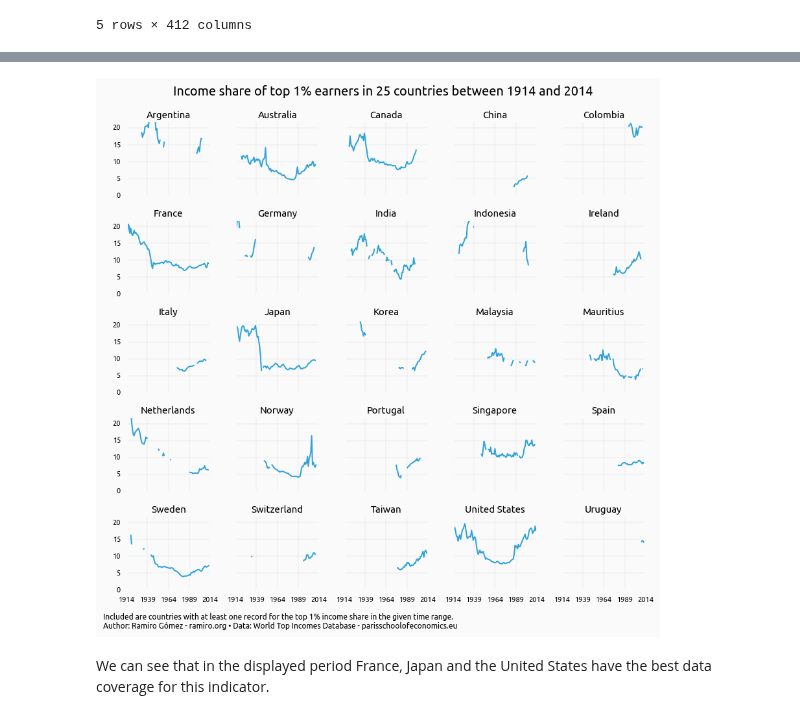
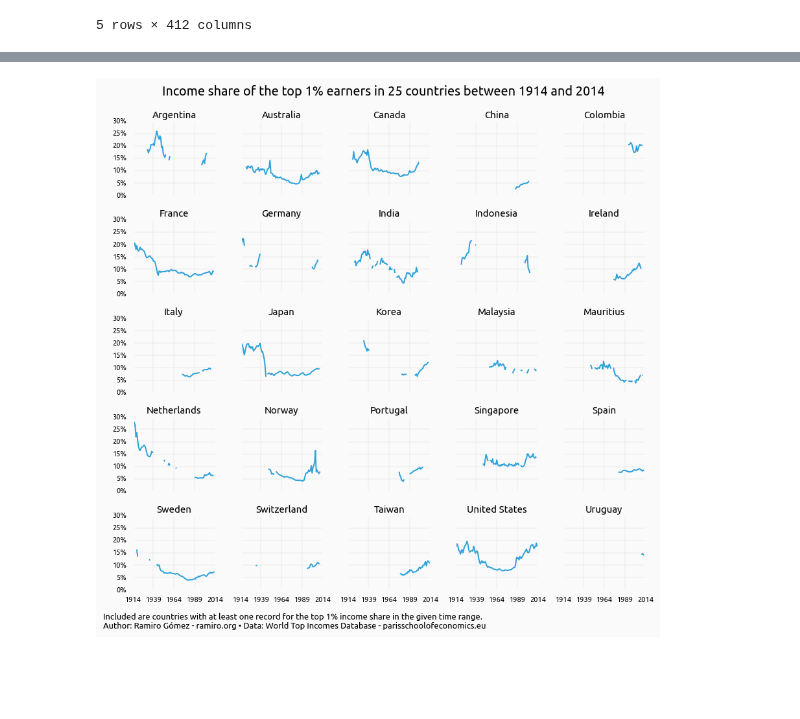
Before and after one commit to yaph/ipython-notebooks, a Jupyter notebook: top-incomes-share.ipynb, the cells around one changed output, grey strips where cells are left out. Drawn from its saved outputs; the diff is of its cells as text; code cells hidden in the pictures; blank space fills up the shorter version.

```diff
--- a/top-incomes-share.ipynb
+++ b/top-incomes-share.ipynb
@@ -21,6 +21,7 @@ plt.style.use('ramiro')
 df = pd.read_excel('csv/top-incomes.xlsx', 1, skiprows=1)
 
 chartinfo = 'Author: Ramiro Gómez - ramiro.org • Data: World Top Incomes Database - parisschoolofeconomics.eu'
+infosize = 13
 # %% [markdown]
 ## Exploring the dataset
 # %%
@@ -58,7 +59,7 @@ dtype: int64
 Since 2010 is the most recent year with enough records, it will be used for plotting a country ranking sorted by the income share of the top 1% earners from higher to lower percentages.
 # %%
 year = 2010
-title = 'Income share of top 1% earners across countries in {}'.format(year)
+title = 'Income share of the top 1% earners across countries in {}'.format(year)
 
 df_top_year = df_top[df_top['Year'] == year].sort(columns=[income_col])
 
@@ -73,6 +74,6 @@ ax.set_ylabel('', visible=False)
 for i, label in enumerate(s):
     ax.annotate(str(label) + '%', (label + .2, i - .15))
 
-plt.annotate(chartinfo, xy=(0, -1.04), xycoords='axes fraction')
+plt.annotate(chartinfo, xy=(0, -1.04), xycoords='axes fraction', fontsize=infosize)
 plt.savefig('img/income-share-top1-{}.png'.format(year), bbox_inches='tight')
 # %% [output]
@@ -91,5 +94,5 @@ xmin = xmax - 100
 ncols = 5
 nrows = math.ceil(num_countries / ncols)
 
-title = 'Income share of top 1% earners in {:d} countries between {:d} and {:d}'.format(num_countries, xmin, xmax)
+title = 'Income share of the top 1% earners in {:d} countries between {:d} and {:d}'.format(num_countries, xmin, xmax)
 footer = 'Included are countries with at least one record for the top 1% income share in the given time range.\n' + chartinfo
@@ -96,30 +103,29 @@ footer = 'Included are countries with at least one record for the top 1% income
 # %%
 fig, axes = plt.subplots(nrows=nrows, ncols=ncols, sharex=True, sharey=True)
 fig.suptitle(title, y=1.03, fontsize=20)
 fig.set_figwidth(12)
 fig.set_figheight(11)
 
 for idx, coords in enumerate(itertools.product(range(nrows), range(ncols))):
     ax = axes[coords[0], coords[1]]
     country = df_pivot.columns[idx]
     df_pivot[country].plot(
         ax=ax,
-        legend=False,
-        linewidth=2,
-        ylim=(0, 22), xlim=(xmin, xmax)
+        xlim=(xmin, xmax)
     )
 
     ax.set_title(country, fontsize=15)
     ax.set_xlabel('', visible=False)
     ax.set_xticks(list(range(xmin, xmax + 1, 25)))
     ax.tick_params(pad=10, labelsize=11)
+    ax.tick_params(labelsize=11)
+    ax.yaxis.set_major_formatter(
+        mpl.ticker.FuncFormatter(lambda val, p: '{}%'.format(int(val))))
 
 
-fig.text(0, -.03, footer, fontsize=12)
+fig.text(0, -.03, footer, fontsize=infosize)
 fig.tight_layout()
 
-plt.savefig('img/evolution-top-1-percent-income-share.png', bbox_inches='tight')
+plt.savefig('img/income-share-top1-{}-countries-{}-{}.png'.format(num_countries, xmin, xmax), bbox_inches='tight')
 # %% [output]
-[figure, old version]
+[figure, new version]
-# %% [markdown]
-We can see that in the displayed period France, Japan and the United States have the best data coverage for this indicator.
```
Also changed, not shown: parts of 13 cells of this notebook, 1 other file.
